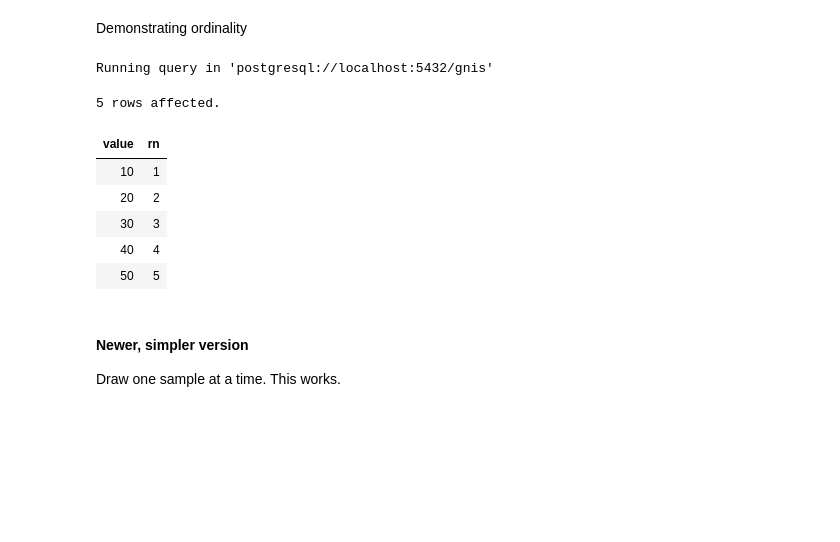
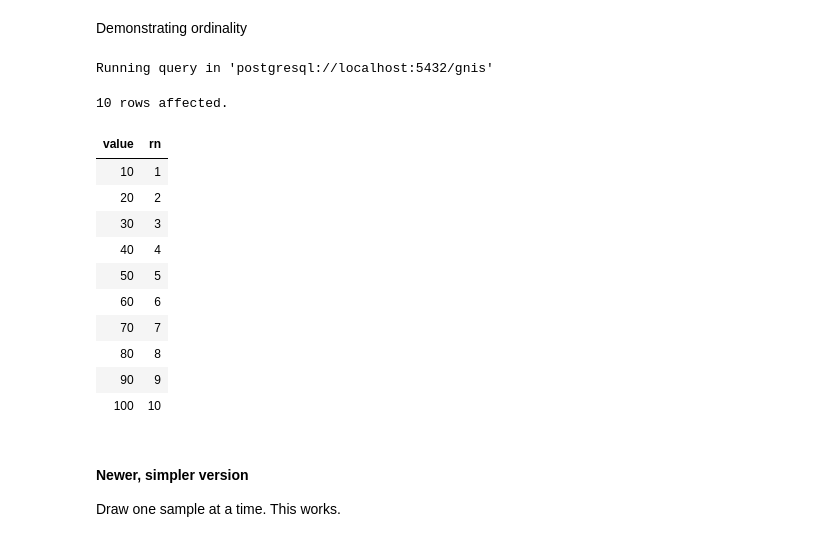
Before and after one commit to data-101-berkeley/fa26-materials, a Jupyter notebook: lec/data-prep-value/data-prep-value.ipynb, the cells around one changed output. Cells and saved outputs as stored; diff of their text form; code cells hidden in the pictures; blank space fills up the shorter version.

```diff
--- a/lec/data-prep-value/data-prep-value.ipynb
+++ b/lec/data-prep-value/data-prep-value.ipynb
@@ -723,19 +727,24 @@ Demonstrating ordinality
 # %%
 %%sql
 -- SELECT * FROM national WITH ORDINALITY LIMIT 10 -- this gives an error because WITH ORDINALITY only can be applied in Postgres to set-valued functions in FROM
 -- SELECT *, row_number() OVER () AS rn FROM national LIMIT 10 -- this works instead
-SELECT * FROM generate_series(10, 50, 10) WITH ORDINALITY AS t(value, rn)
+SELECT * FROM generate_series(10, 100, 10) WITH ORDINALITY AS t(value, rn)
 -- SELECT n, rn FROM normal_rand(1000, 3, 0.5) WITH ORDINALITY AS sampled_outputs(n, rn)
 -- SELECT * FROM normal_rand(1000, 3, 0.5)
 # %% [output]
 Running query in 'postgresql://localhost:5432/gnis'
-5 rows affected.
+10 rows affected.
 | value | rn |
 | 10 | 1 |
 | 20 | 2 |
 | 30 | 3 |
 | 40 | 4 |
 | 50 | 5 |
+| 60 | 6 |
+| 70 | 7 |
+| 80 | 8 |
+| 90 | 9 |
+| 100 | 10 |
 # %% [markdown]
 #### Newer, simpler version
 
```
Also changed, not shown: parts of 9 cells of this notebook.
